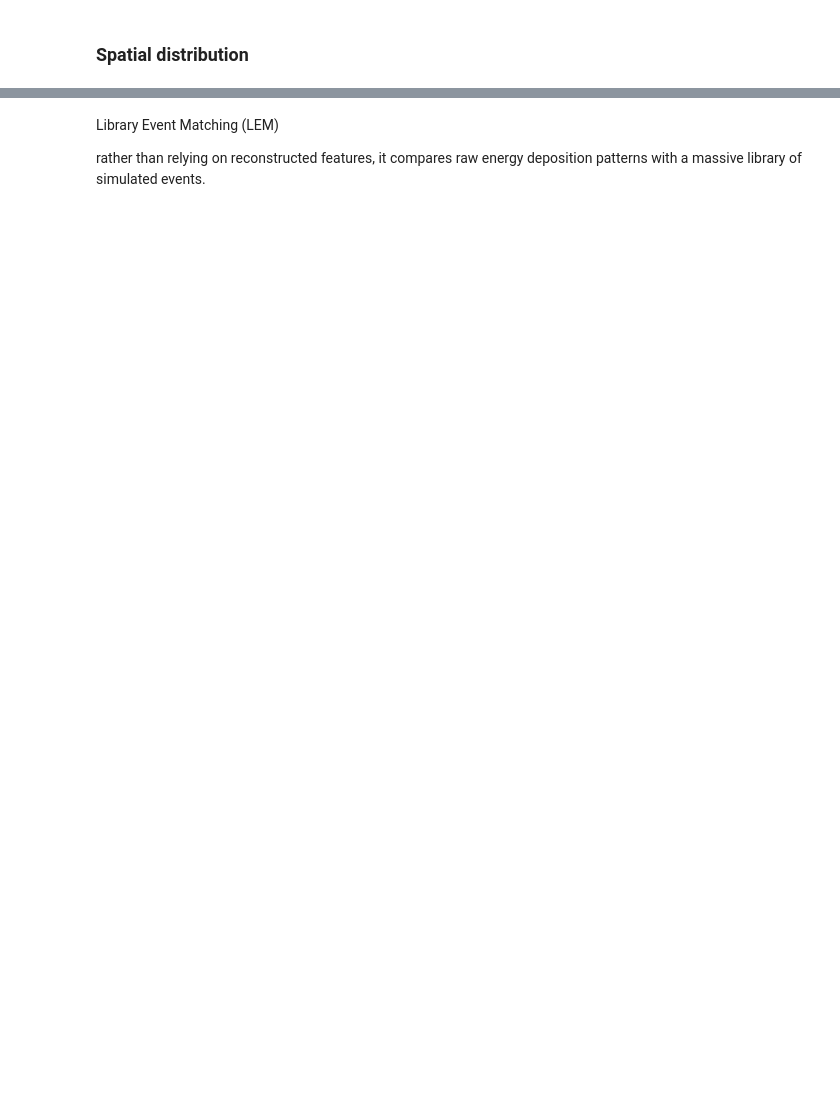
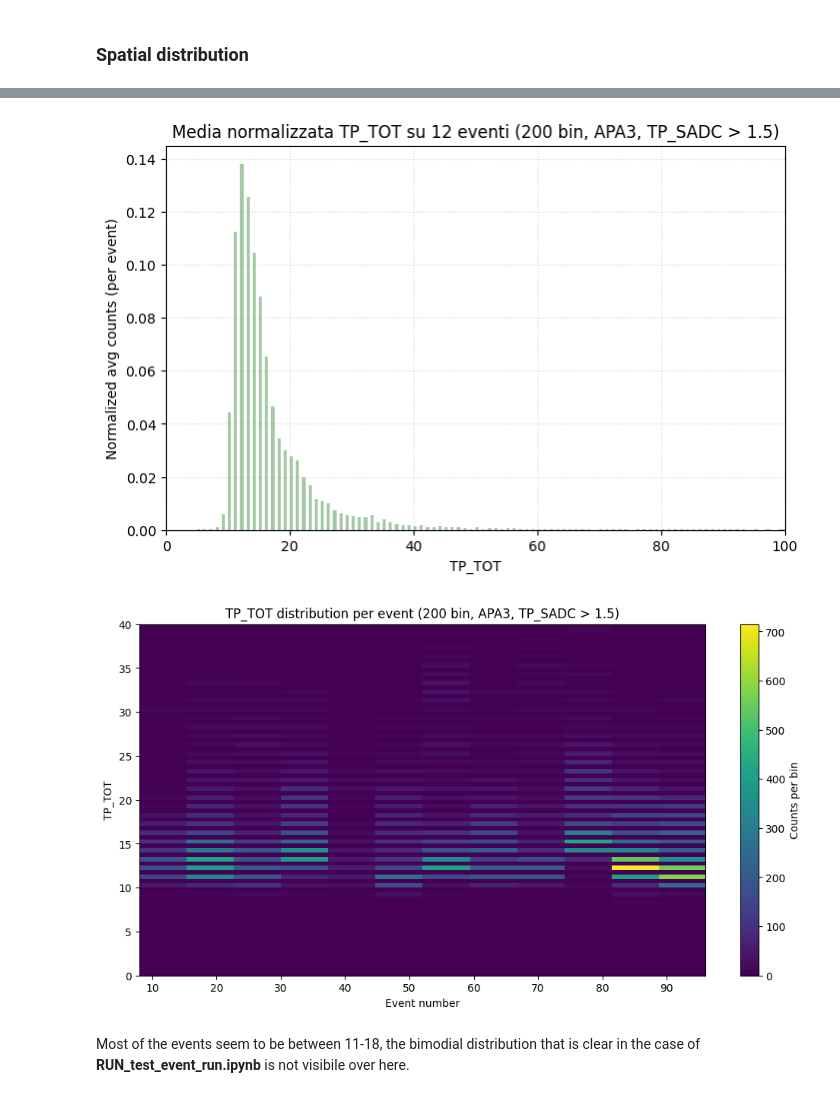
Before and after one commit to JuliaFavaro/SS25_TP_ProtoDUNE, a Jupyter notebook: src/RUN_test_run.ipynb, the cells around one changed output, grey strips where cells are left out. Drawn from its saved outputs; the diff is of its cells as text; code cells hidden in the pictures; blank space fills up the shorter version.

```diff
--- a/src/RUN_test_run.ipynb
+++ b/src/RUN_test_run.ipynb
@@ -694,5 +337,72 @@ TypeError: string indices must be integers
-# %% [markdown]
-
-Library Event Matching (LEM)
-
-rather than relying on reconstructed features, it compares raw energy deposition patterns with a massive library of simulated events.
+# %%
+"""
+Event-by-Event TP_TOT Distribution Analysis for APA3
+
+This cell performs a detailed statistical analysis of Time Over Threshold (TP_TOT) distributions across multiple cosmic ray events in APA3.
+
+Analysis Strategy:
+-----------------
+Instead of combining all TP_TOT values from multiple events into a single histogram (which can
+smooth out important features), this analysis:
+
+1. Calculates individual normalized histograms for each event
+2. Computes the average normalized distribution across all events
+3. Creates a 2D heatmap showing TP_TOT distributions per event
+
+Motivation:
+---------------------
+- Different cosmic ray events may be dominated by different track types or signal populations: aggregating all TP_TOT values can lead to merging and overlapping peaks,
+resulting in a smoother distribution that obscures distinct features.
+- This approach wants to reveal common structural features across events
+
+Binning: 200 bins from 0 to 100 TP_TOT units for high resolution
+"""
+
+events = np.sort(filtered_APA3['event'].unique())
+bins = np.linspace(0, 100, 201)  # 200 bin da 0 a 100
+#: in alcuni eventi possono dominare certe tracce o tipologie di segnali che producono un picco, in altri eventi un’altra popolazione.
+# Sommando tutto, i picchi possono “mescolarsi” e sovrapporsi, risultando in una distribuzione più smooth e larga senza due massimi evidenti.
+
+# ================= TP_TOT =================
+# Invece di sommare tutte le TP_TOT di 88 eventi insieme, calcola la distribuzione per ogni evento e poi somma (“stacked histogram”) o fai la media delle distribuzioni normalizzate.
+# Questo evita che eventi molto “ricchi” dominino la statistica, e fa emergere strutture comuni.
+all_event_histos_tot = []
+for ev in events:
+    dat = filtered_APA3[filtered_APA3['event'] == ev]['TP_TOT']
+    counts, _ = np.histogram(dat, bins=bins)
+    if counts.sum() > 0:
+        counts = counts / counts.sum()
+    all_event_histos_tot.append(counts)
+mean_histo_tot = np.mean(all_event_histos_tot, axis=0)
+
+plt.figure(figsize=(8,5))
+plt.bar((bins[:-1]+bins[1:])/2, mean_histo_tot, width=np.diff(bins), color='darkseagreen', alpha=0.8)
+plt.xlabel("TP_TOT")
+plt.ylabel("Normalized avg counts (per event)")
+plt.title(f"Media normalizzata TP_TOT su {len(events)} eventi (200 bin, APA3, TP_SADC > {threshold_sadc})")
+plt.xlim(0, 100)
+plt.grid(True, linestyle="dotted", alpha=0.5)
+plt.show()
+
+# Heatmap TP_TOT vs event
+histos_tot = []
+for ev in events:
+    dat = filtered_APA3[filtered_APA3['event'] == ev]['TP_TOT']
+    counts, _ = np.histogram(dat, bins=bins)
+    histos_tot.append(counts)
+histos_tot = np.array(histos_tot)
+plt.figure(figsize=(12,6))
+plt.imshow(histos_tot.T, aspect='auto', origin='lower',
+           extent=[events[0], events[-1], bins[0], bins[-1]],
+           cmap='viridis')
+plt.xlabel("Event number")
+plt.ylabel("TP_TOT")
+plt.title(f"TP_TOT distribution per event (200 bin, APA3, TP_SADC > {threshold_sadc})")
+plt.colorbar(label="Counts per bin")
+plt.ylim(0, 40)
+plt.show()
+# %% [output]
+[figure, added]
+[figure, added]
+# %% [markdown]
+Most of the events seem to be between 11-18, the bimodial distribution that is clear in the case of **RUN_test_event_run.ipynb** is not visibile over here.
```
Also changed, not shown: parts of 13 cells of this notebook, 1 other file.
